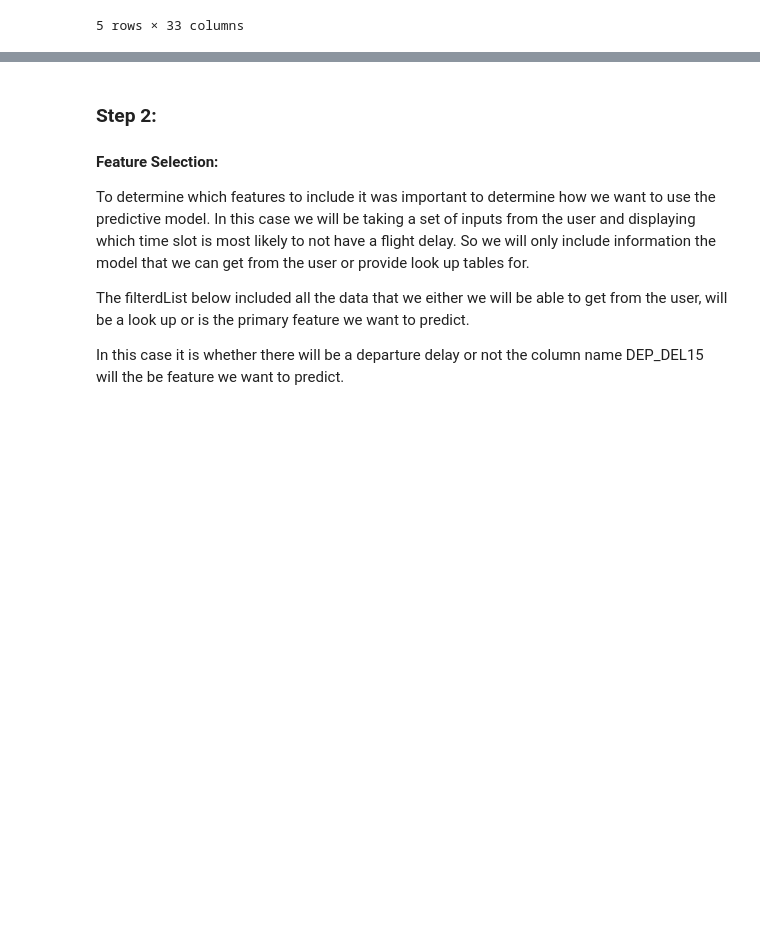
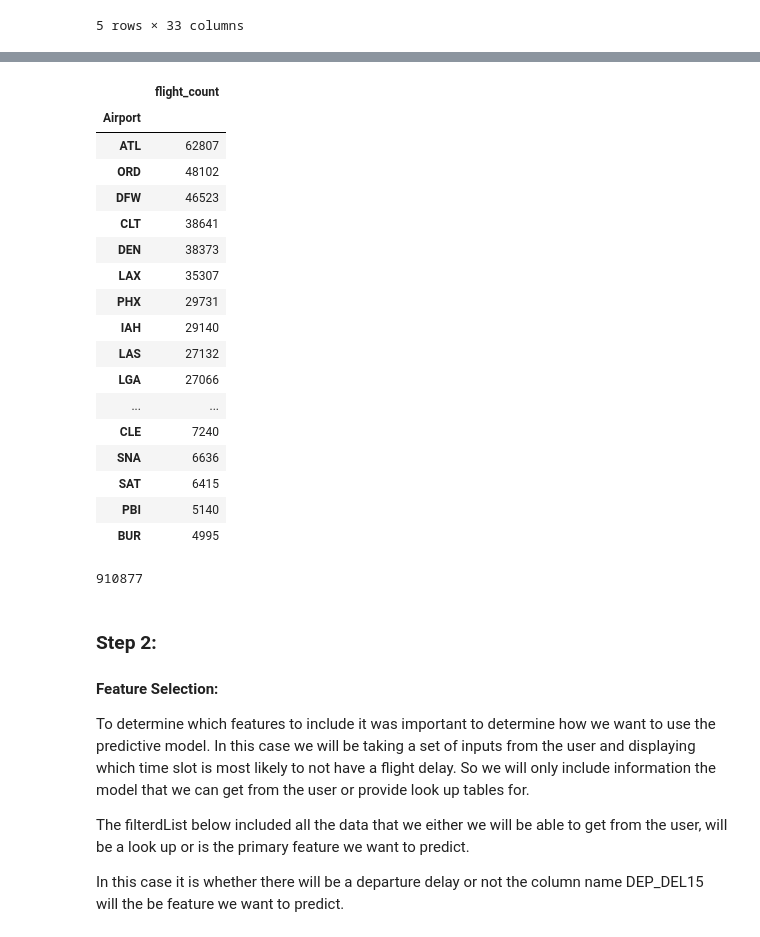
Before and after one commit to Duegan24/Final_Project, a Jupyter notebook: Seg_three_Machine Learning Model.ipynb, the cells around one changed output, grey strips where cells are left out. Saved outputs shown, nothing was run; the diff lists cells and outputs as text; code cells hidden in the pictures; blank space fills up the shorter version.

```diff
--- a/Seg_three_Machine Learning Model.ipynb
+++ b/Seg_three_Machine Learning Model.ipynb
@@ -188,0 +184,4 @@ array(['EWN', 'DRT', 'GRK', 'SWO', 'AZA', 'PGD', 'SFB', 'PBG', 'USA',
+# %%
+# Removing airports that do not have weather data
+flights_cleaned_merged = flights_merged.dropna()
+len(flights_merged) - len(flights_cleaned_merged)
@@ -188,0 +206,27 @@ array(['EWN', 'DRT', 'GRK', 'SWO', 'AZA', 'PGD', 'SFB', 'PBG', 'USA',
+# %%
+# Output the top 50 for use for the dashboard
+top_50 = pd.DataFrame((flights_cleaned_merged.groupby('ORIGIN').ORIGIN.count().sort_values(ascending=False)[:50]))
+top_50.index.name = "Airport"
+top_50.columns = ['flight_count']
+top_50.to_csv("top_50_ORIGIN_Airports.csv")
+# %%
+top_50
+# %% [output]
+|  | flight_count |
+| Airport |  |
+| ATL | 62807 |
+| ORD | 48102 |
+| DFW | 46523 |
+| CLT | 38641 |
+| DEN | 38373 |
+| LAX | 35307 |
+| PHX | 29731 |
+| IAH | 29140 |
+| LAS | 27132 |
+| LGA | 27066 |
+| ... | ... |
+| CLE | 7240 |
+| SNA | 6636 |
+| SAT | 6415 |
+| PBI | 5140 |
+| BUR | 4995 |
@@ -189,3 +235,7 @@ array(['EWN', 'DRT', 'GRK', 'SWO', 'AZA', 'PGD', 'SFB', 'PBG', 'USA',
+# %%
+len(flights_cleaned_filtered)
+# %% [output]
+910877
 # %% [markdown]
 ### Step 2:
 #### Feature Selection:
```
Also changed, not shown: parts of 29 cells of this notebook, 1 other file.
